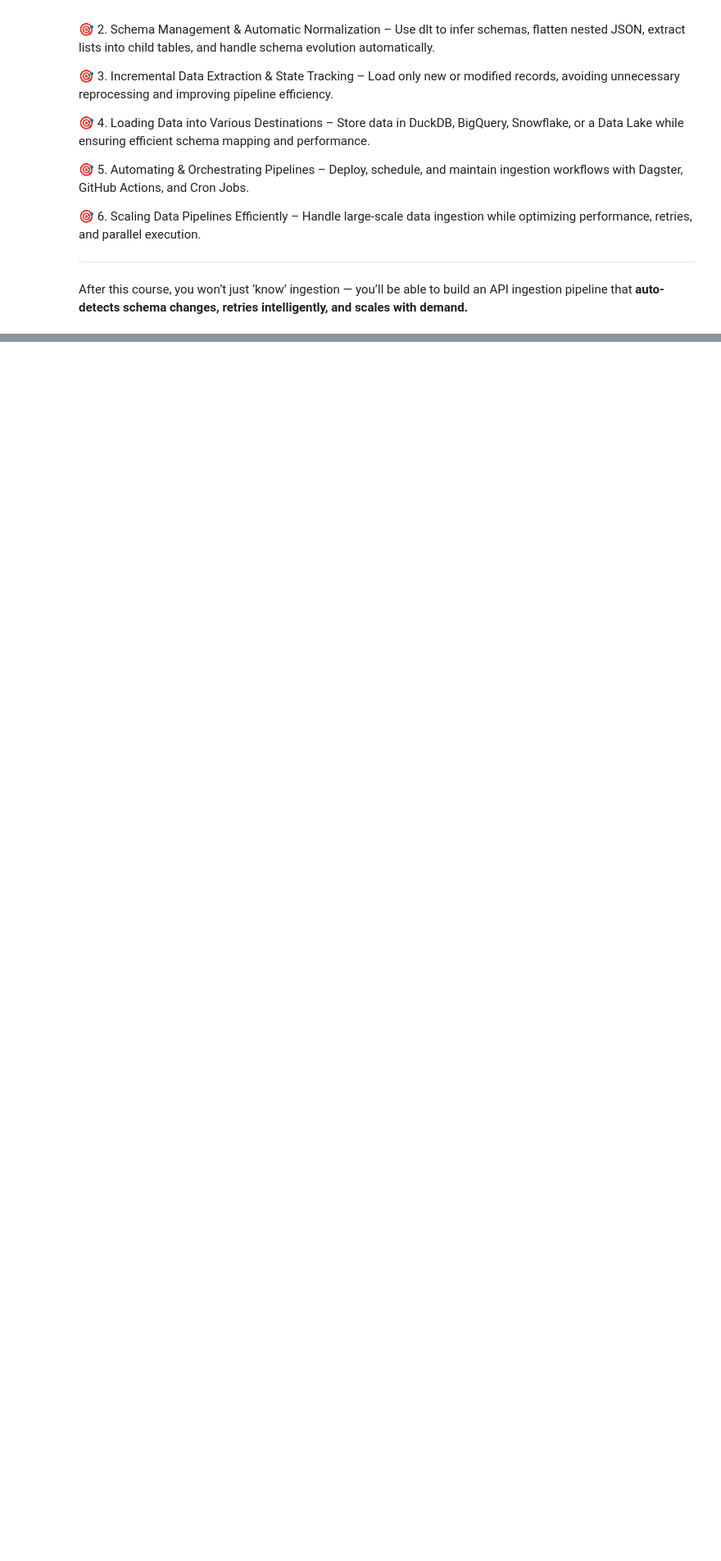
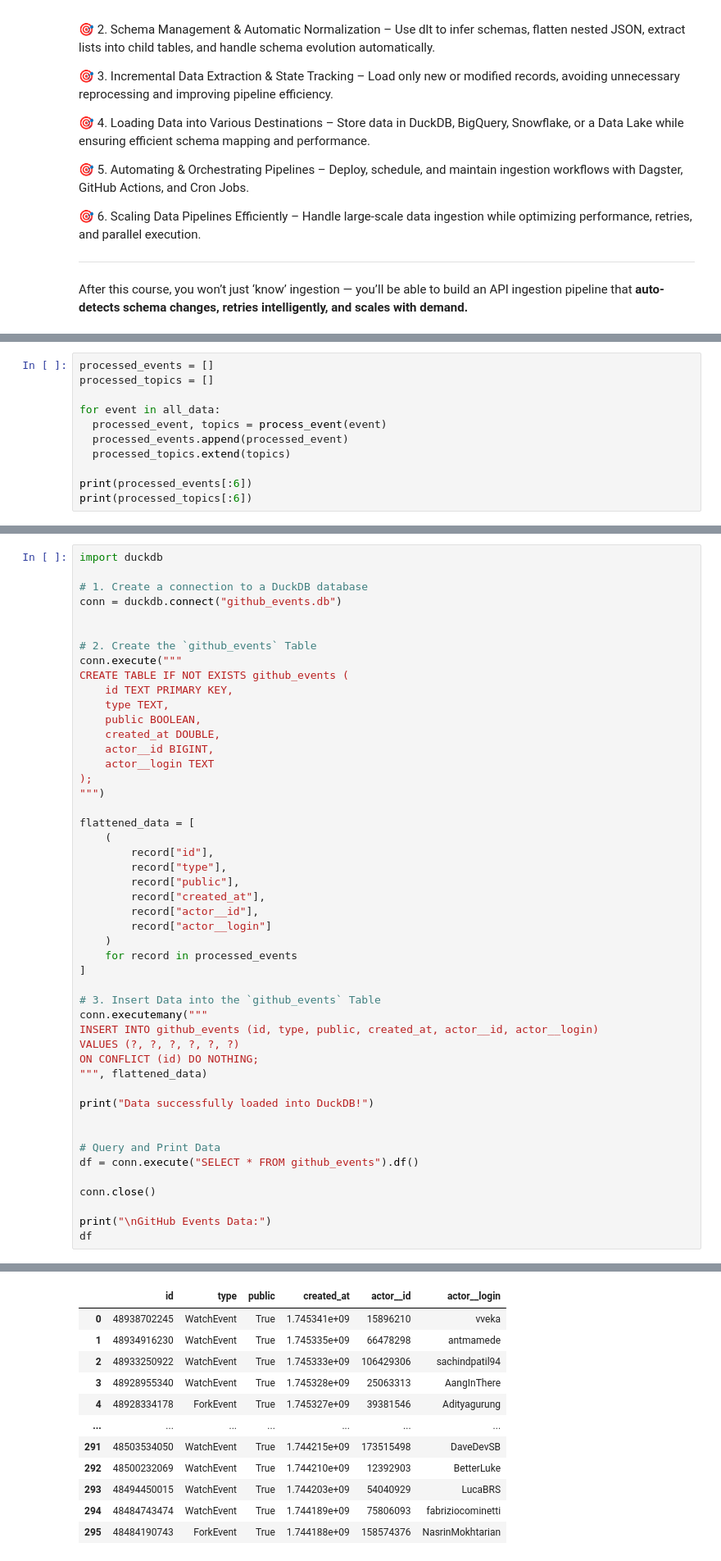
Before and after one commit to Vinooj/Data-Engineering-for-ETL, a Jupyter notebook: Excercise.ipynb, the cells around one changed output, grey strips where cells are left out. Shown at 82% size. Cells and saved outputs as stored; diff of their text form; blank space fills up the shorter version.

```diff
--- a/Excercise.ipynb
+++ b/Excercise.ipynb
@@ -45,0 +372,11 @@ display_json_data()
+# %%
+processed_events = []
+processed_topics = []
+
+for event in all_data:
+  processed_event, topics = process_event(event)
+  processed_events.append(processed_event)
+  processed_topics.extend(topics)
+
+print(processed_events[:6])
+print(processed_topics[:6])
@@ -45,0 +386,49 @@ display_json_data()
+# %%
+import duckdb
+
+# 1. Create a connection to a DuckDB database
+conn = duckdb.connect("github_events.db")
+
+
+# 2. Create the `github_events` Table
+conn.execute("""
+CREATE TABLE IF NOT EXISTS github_events (
+    id TEXT PRIMARY KEY,
+    type TEXT,
+    public BOOLEAN,
+    created_at DOUBLE,
+    actor__id BIGINT,
+    actor__login TEXT
+);
+""")
+
+flattened_data = [
+    (
+        record["id"],
+        record["type"],
+        record["public"],
+        record["created_at"],
+        record["actor__id"],
+        record["actor__login"]
+    )
+    for record in processed_events
+]
+
+# 3. Insert Data into the `github_events` Table
+conn.executemany("""
+INSERT INTO github_events (id, type, public, created_at, actor__id, actor__login)
+VALUES (?, ?, ?, ?, ?, ?)
+ON CONFLICT (id) DO NOTHING;
+""", flattened_data)
+
+print("Data successfully loaded into DuckDB!")
+
+
+# Query and Print Data
+df = conn.execute("SELECT * FROM github_events").df()
+
+conn.close()
+
+print("\nGitHub Events Data:")
+df
+# %% [output]
@@ -45,0 +438,12 @@ display_json_data()
+|  | id | type | public | created_at | actor__id | actor__login |
+| 0 | 48938702245 | WatchEvent | True | 1.745341e+09 | 15896210 | vveka |
+| 1 | 48934916230 | WatchEvent | True | 1.745335e+09 | 66478298 | antmamede |
+| 2 | 48933250922 | WatchEvent | True | 1.745333e+09 | 106429306 | sachindpatil94 |
+| 3 | 48928955340 | WatchEvent | True | 1.745328e+09 | 25063313 | AangInThere |
+| 4 | 48928334178 | ForkEvent | True | 1.745327e+09 | 39381546 | Adityagurung |
+| ... | ... | ... | ... | ... | ... | ... |
+| 291 | 48503534050 | WatchEvent | True | 1.744215e+09 | 173515498 | DaveDevSB |
+| 292 | 48500232069 | WatchEvent | True | 1.744210e+09 | 12392903 | BetterLuke |
+| 293 | 48494450015 | WatchEvent | True | 1.744203e+09 | 54040929 | LucaBRS |
+| 294 | 48484743474 | WatchEvent | True | 1.744189e+09 | 75806093 | fabriziocominetti |
+| 295 | 48484190743 | ForkEvent | True | 1.744188e+09 | 158574376 | NasrinMokhtarian |
```
Also changed, not shown: parts of 21 cells of this notebook.
